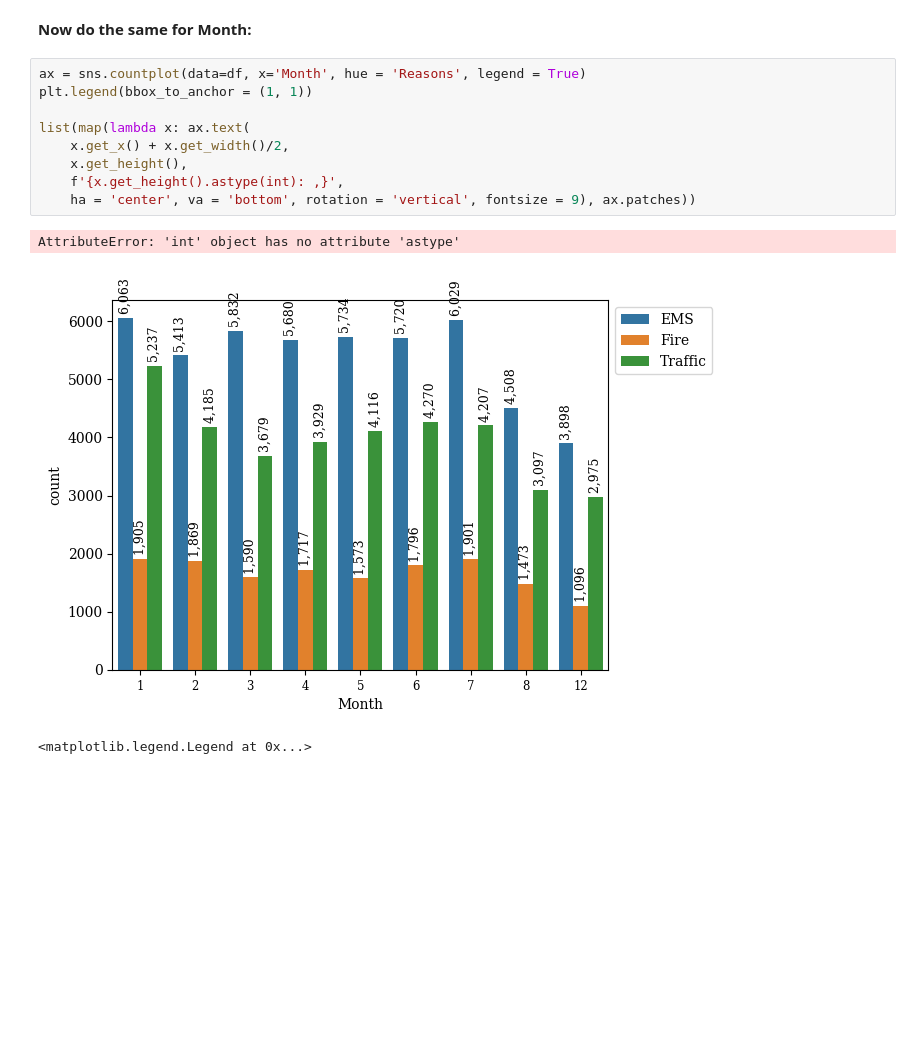
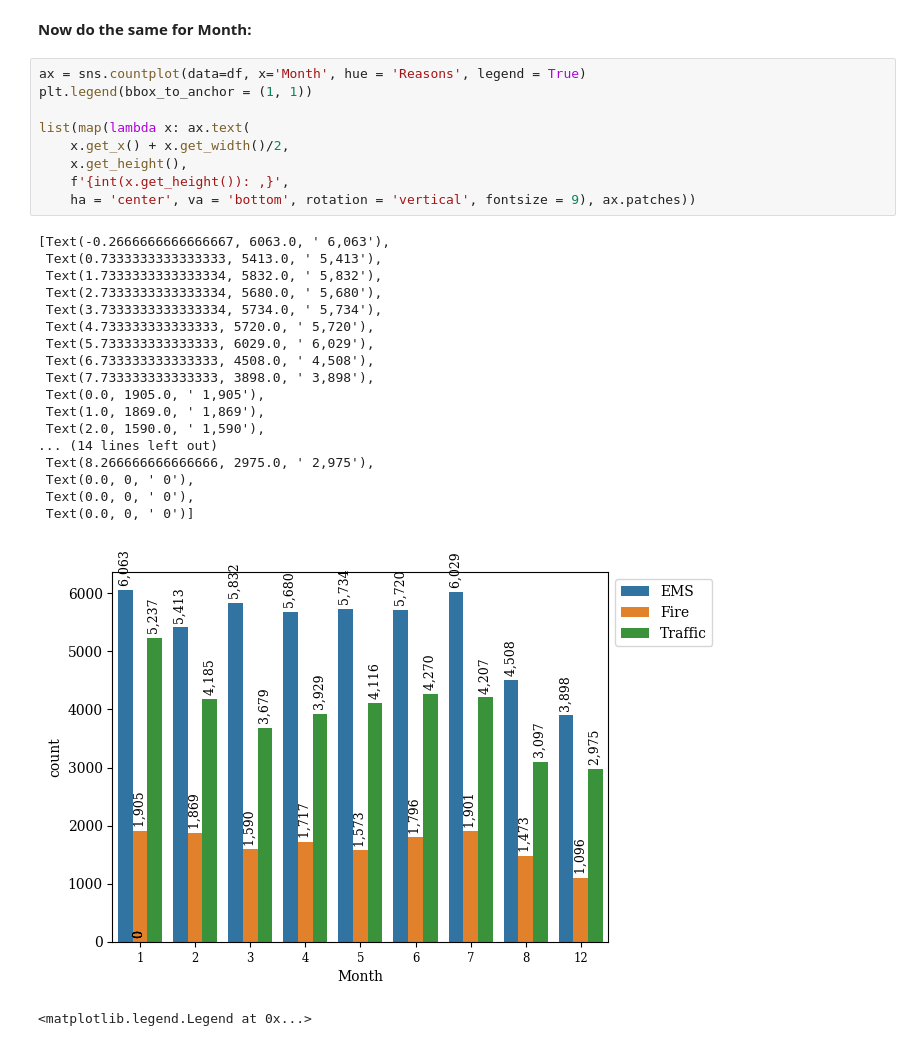
Before and after one commit to doubleyoushinamide/Capstone_Projects, a Jupyter notebook: 911_call_center_data/01-911 Calls Data Capstone Project.ipynb, the cells around one changed output. Cells and saved outputs as stored; diff of their text form; blank space fills up the shorter version.

```diff
--- a/911_call_center_data/01-911 Calls Data Capstone Project.ipynb
+++ b/911_call_center_data/01-911 Calls Data Capstone Project.ipynb
@@ -372,15 +367,31 @@ AttributeError: 'int' object has no attribute 'astype'
 # %%
 ax = sns.countplot(data=df, x='Month', hue = 'Reasons', legend = True)
 plt.legend(bbox_to_anchor = (1, 1))
 
 list(map(lambda x: ax.text(
     x.get_x() + x.get_width()/2,
     x.get_height(),
-    f'{x.get_height().astype(int): ,}',
+    f'{int(x.get_height()): ,}',
     ha = 'center', va = 'bottom', rotation = 'vertical', fontsize = 9), ax.patches))
 # %% [output]
-AttributeError: 'int' object has no attribute 'astype'
+[Text(-0.2666666666666667, 6063.0, ' 6,063'),
+ Text(0.7333333333333333, 5413.0, ' 5,413'),
+ Text(1.7333333333333334, 5832.0, ' 5,832'),
+ Text(2.7333333333333334, 5680.0, ' 5,680'),
+ Text(3.7333333333333334, 5734.0, ' 5,734'),
+ Text(4.733333333333333, 5720.0, ' 5,720'),
+ Text(5.733333333333333, 6029.0, ' 6,029'),
+ Text(6.733333333333333, 4508.0, ' 4,508'),
+ Text(7.733333333333333, 3898.0, ' 3,898'),
+ Text(0.0, 1905.0, ' 1,905'),
+ Text(1.0, 1869.0, ' 1,869'),
+ Text(2.0, 1590.0, ' 1,590'),
+... (14 lines left out)
+ Text(8.266666666666666, 2975.0, ' 2,975'),
+ Text(0.0, 0, ' 0'),
+ Text(0.0, 0, ' 0'),
+ Text(0.0, 0, ' 0')]
-[figure, old version]
+[figure, new version]
 # %%
 # %% [output]
 <matplotlib.legend.Legend at 0x...>
```
Also changed, not shown: parts of 9 cells of this notebook.
